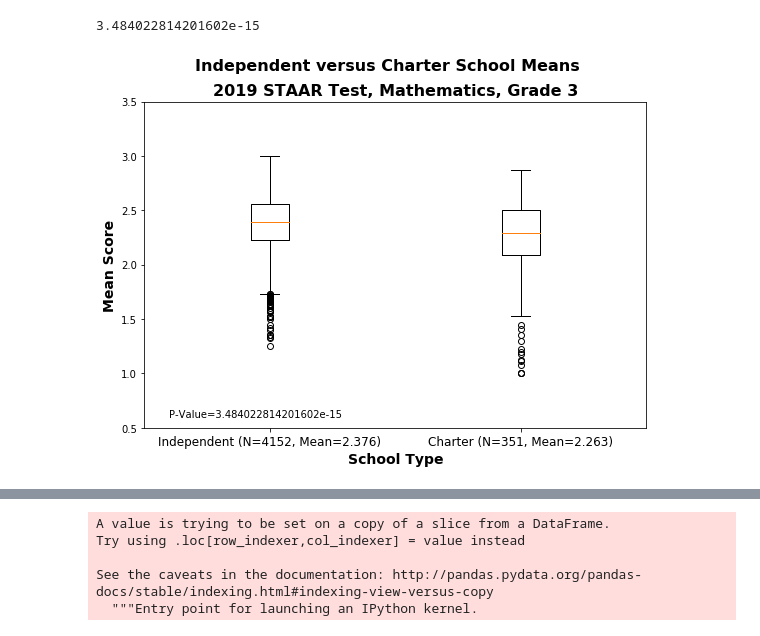
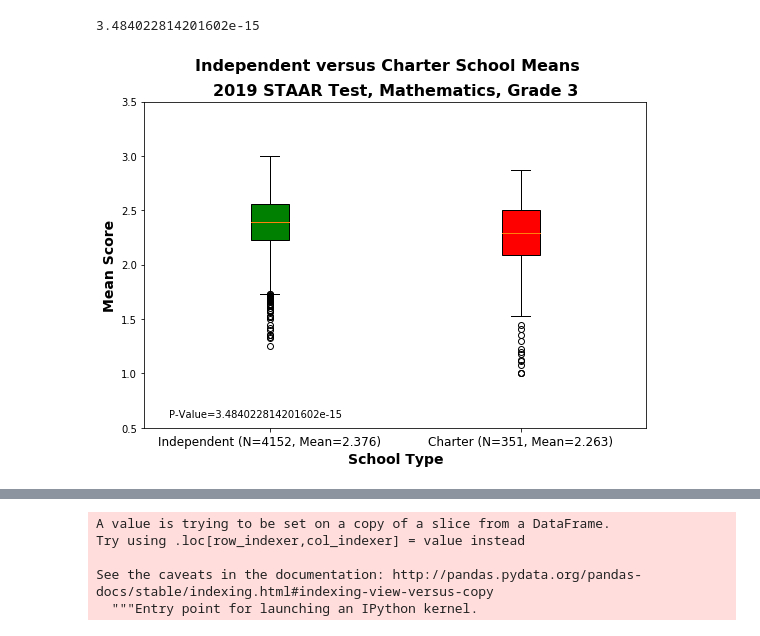
Before and after one commit to jteickholt/Team10Project1_Repo, a Jupyter notebook: notebooks/AllStudentCalcs.ipynb, the cells around one changed output, grey strips where cells are left out. Saved outputs shown, nothing was run; the diff lists cells and outputs as text; code cells hidden in the pictures.

```diff
--- a/notebooks/AllStudentCalcs.ipynb
+++ b/notebooks/AllStudentCalcs.ipynb
@@ -138,25 +138,26 @@ statp3
 3.484022814201602e-15
 # %%
 #Boxplot using the I_vector and C_vector generated above.
-boxplot_data = [I_vector3, C_vector3]
-labels = ['Independent', 'Charter']
+boxplot_dataI3 = [I_vector3]
+boxplot_dataC3 = [C_vector3]
 
 plt.figure(figsize=(9,6))
-plt.boxplot(boxplot_data)
+plt.boxplot(boxplot_dataI3, positions=[1], patch_artist=True, boxprops=dict(facecolor='green'))
+plt.boxplot(boxplot_dataC3, positions=[2], patch_artist=True, boxprops=dict(facecolor='red'))
 
 plt.ylim(0.5, 3.5)
 
 plt.suptitle('Independent versus Charter School Means', ha='center', fontsize=16, fontweight='bold')
 plt.title('2019 STAAR Test, Mathematics, Grade 3', ha='center', fontsize=16, fontweight='bold')
 plt.xlabel('School Type', fontsize=14, fontweight='bold')
 plt.ylabel('Mean Score', fontsize=14, fontweight='bold')
 plt.xticks([1,2],['Independent (N=4152, Mean=2.376)', 'Charter (N=351, Mean=2.263)'], fontsize=12)
 plt.text(0.6,0.6,f'P-Value={statp3}')
 
 #Save figure
 plt.savefig('../reports/BoxAllStudentsGrade3', dpi=300)
 # %% [output]
-[figure, old version]
+[figure, new version]
 # %%
 #Import cleaned STAAR data for Grade 4, all students.
 grade4all_df = pd.read_csv('../cleandata/AllStudentsGrade4.csv', header=0)
```
Also changed, not shown: parts of 2 cells of this notebook, 7 other files.
